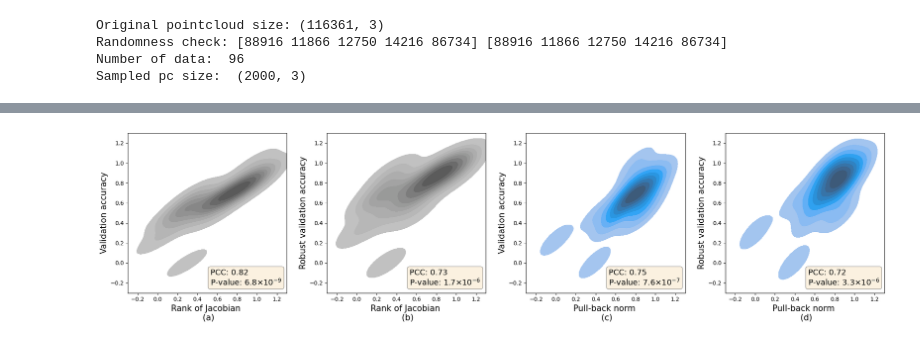
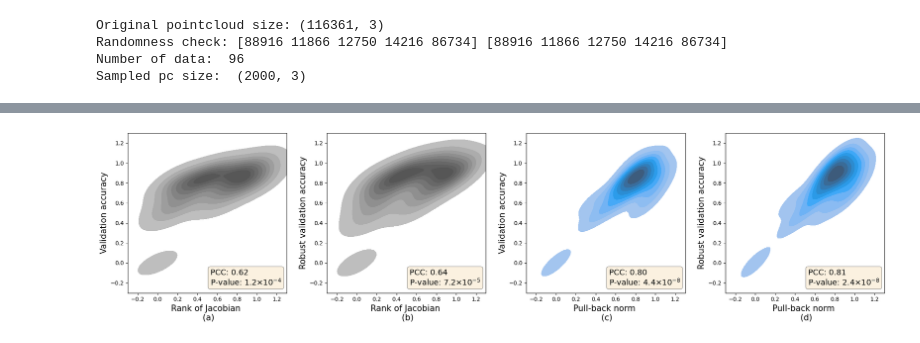
Before and after one commit to shuangliang15/pullback-geometry-persistent-homology, a Jupyter notebook: Selecting-hyperparameters/experiments.ipynb, the cells around one changed output, grey strips where cells are left out. Cells and saved outputs as stored; diff of their text form; code cells hidden in the pictures.

```diff
--- a/Selecting-hyperparameters/experiments.ipynb
+++ b/Selecting-hyperparameters/experiments.ipynb
@@ -205,7 +201,7 @@ fig, ax = plt.subplots(1, 2, figsize=(16,6))
 gauss_sigma =  1e-4
 number_pixel = 20
 FZ = 15
-max_x = 170
+max_x = 160
 min_y = 1e-5
 number_pixels = np.array([5, 10, 20, 30]).astype(np.int32)
 colors = plt.cm.get_cmap('viridis', len(number_pixels))
@@ -241,5 +237,5 @@ ax[1].legend(fontsize=FZ,title='Variance of Gaussian')
 plt.setp(ax[1].get_legend().get_title(), fontsize=FZ) # for legend title
 
 plt.tight_layout(pad=5.0)
-plt.savefig('Figures/spec_brain.png',dpi=300)
+plt.savefig('Figure/spec_brain.png',dpi=300)
 # %% [output]
@@ -248,7 +244,7 @@ plt.savefig('Figures/spec_brain.png',dpi=300)
 # compute pull-back norms (estimated 1484 miniutes)
 
 xrange = [.0, .25]
-yrange = [-.05, .2]
+yrange = [.0, .25]
 maximum_edge_length = .25
 gauss_sigmas = np.linspace(1e-5, 1e-4, 8)
 number_pixels = [15, 20, 25, 30]
@@ -261,7 +257,6 @@ for number_pixel in number_pixels:
     for gauss_sigma in gauss_sigmas:
         Pbn[number_pixel][gauss_sigma] = []
         Rank[number_pixel][gauss_sigma] = []
-
 
 random_seed()
 minisize = len(data_pc)
@@ -307,7 +298,7 @@ labels = np.array(labels)
 # %%
 from sklearn.metrics import log_loss
 
-def train_lr(train_data, train_labels, val_data, val_labels, noise_level = .01, C=1):
+def train_lr(train_data, train_labels, val_data, val_labels, noise_level = .005, C=1):
     random_seed()
     lr = LogisticRegression(max_iter=300, C=C) #solver
     lr.fit(train_data, train_labels)
@@ -321,7 +312,7 @@ def train_lr(train_data, train_labels, val_data, val_labels, noise_level = .01,
     robust_test_accuracy = accuracy_score(val_labels, lr.predict(val_data_noisy))
     return train_loss, train_accuracy, test_loss, test_accuracy, robust_test_loss, robust_test_accuracy
 
-def train_cnn(train_data, train_labels, val_data, val_labels, noise_level=.01, epochs=10, batch_size=32):
+def train_cnn(train_data, train_labels, val_data, val_labels, noise_level=.005, epochs=10, batch_size=32):
     random_seed()
     # Define the CNN model
     model = tf.keras.Sequential([
@@ -350,7 +341,7 @@ def train_cnn(train_data, train_labels, val_data, val_labels, noise_level=.01, e
     return train_loss, train_accuracy, test_loss, test_accuracy, robust_test_loss, robust_test_accuracy
 # %%
 xrange = [.0, .25]
-yrange = [-.05, .2]
+yrange = [.0, .25]
 maximum_edge_length = .25
 
 gauss_sigmas = np.linspace(1e-5, 1e-4, 8)
@@ -375,7 +366,7 @@ for number_pixel in number_pixels:
 
 random_seed()
 from sklearn.model_selection import cross_val_score, KFold
-kf = KFold(n_splits=7)
+kf = KFold(n_splits=7, shuffle=True, random_state=2)
 
 for number_pixel in number_pixels:
     for gauss_sigma in gauss_sigmas:
@@ -696,7 +687,7 @@ axs[0].set_xlim([-0.3, 1.3])
 axs[0].set_ylim([-0.3, 1.3])
 ax = axs[0]
 props = dict(boxstyle='round', facecolor='wheat', alpha=0.4)
-textstr = 'PCC: 0.82 \n'+r'P-value: 6.8$\times 10^{-9}$'
+textstr = 'PCC: 0.62 \n'+r'P-value: 1.2$\times 10^{-4}$'
 ax.text(0.52, 0.15, textstr, transform=ax.transAxes, fontsize=14, verticalalignment='top', bbox=props)
 
 
@@ -705,35 +696,35 @@ sns.kdeplot(x=rank_list, y=rob_acc_list_cnn,fill=True,ax=axs[1],color='gray',thr
 axs[1].set_xlabel('Rank of Jacobian \n (b)',fontsize=15)
 axs[1].set_ylabel('Robust validation accuracy',fontsize=15)
 axs[1].set_xlim([-0.3, 1.3])
 axs[1].set_ylim([-0.3, 1.3])
 ax = axs[1]
 props = dict(boxstyle='round', facecolor='wheat', alpha=0.4)
-textstr = 'PCC: 0.73 \n'+r'P-value: 1.7$\times 10^{-6}$'
+textstr = 'PCC: 0.64 \n'+r'P-value: 7.2$\times 10^{-5}$'
 ax.text(0.52, 0.15, textstr, transform=ax.transAxes, fontsize=14, verticalalignment='top', bbox=props)
 
 
 sns.kdeplot(x=pbn_list, y=acc_list_cnn,fill=True,ax=axs[2], thresh=.05)
 axs[2].set_xlabel('Pull-back norm \n (c)',fontsize=15)
 axs[2].set_ylabel('Validation accuracy',fontsize=15)
 axs[2].set_xlim([-0.3, 1.3])
 axs[2].set_ylim([-0.3, 1.3])
 ax = axs[2]
 props = dict(boxstyle='round', facecolor='wheat', alpha=0.4)
-textstr = 'PCC: 0.75 \n'+r'P-value: 7.6$\times 10^{-7}$'
+textstr = 'PCC: 0.80 \n'+r'P-value: 4.4$\times 10^{-8}$'
 ax.text(0.52, 0.15, textstr, transform=ax.transAxes, fontsize=14, verticalalignment='top', bbox=props)
 
 
 sns.kdeplot(x=pbn_list, y=rob_acc_list_cnn,fill=True,ax=axs[3],thresh=.05)
 axs[3].set_xlabel('Pull-back norm \n (d)',fontsize=15)
 axs[3].set_ylabel('Robust validation accuracy',fontsize=15)
 axs[3].set_xlim([-0.3, 1.3])
 axs[3].set_ylim([-0.3, 1.3])
 ax = axs[3]
 props = dict(boxstyle='round', facecolor='wheat', alpha=0.4)
-textstr = 'PCC: 0.72 \n'+r'P-value: 3.3$\times 10^{-6}$'
+textstr = 'PCC: 0.81 \n'+r'P-value: 2.4$\times 10^{-8}$'
 ax.text(0.52, 0.15, textstr, transform=ax.transAxes, fontsize=14, verticalalignment='top', bbox=props)
 
 plt.tight_layout()
-plt.savefig('Figures/correlation_cnn.png',dpi=300)
+plt.savefig('Figure/correlation_cnn.png',dpi=300)
 # %% [output]
-[figure, old version]
+[figure, new version]
```
Also changed, not shown: parts of 8 cells of this notebook, 7 other files.
